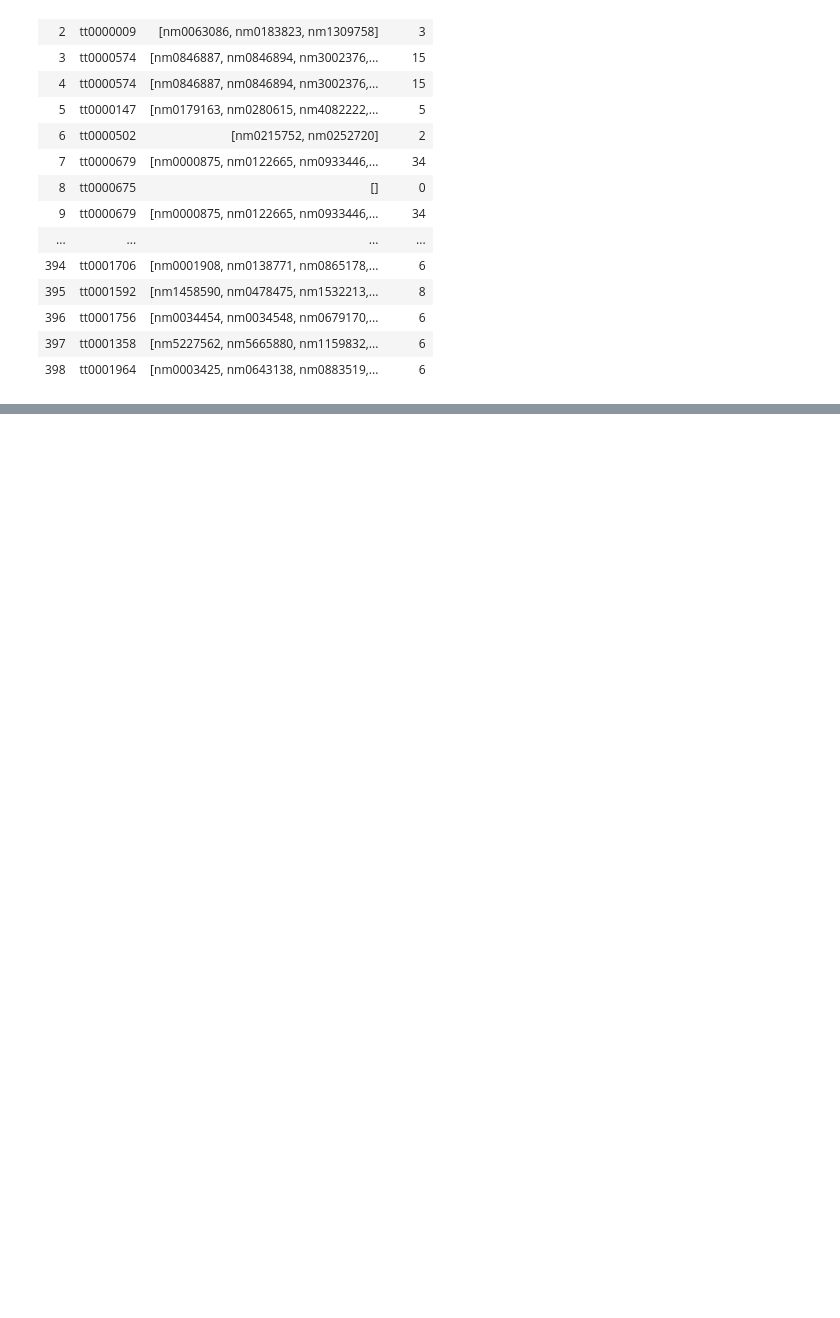
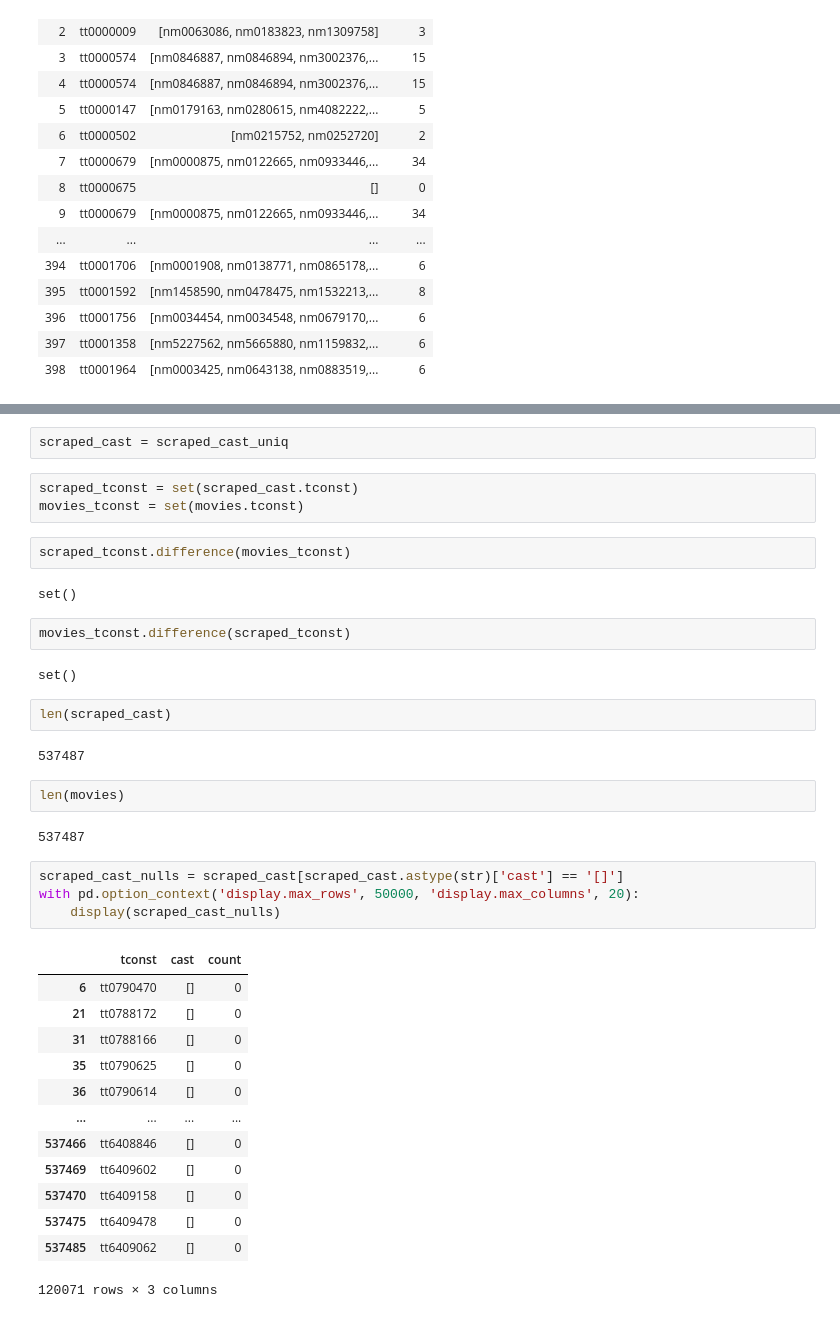
Before and after one commit to Ruchiranga/AD_A-team-project, a Jupyter notebook: Cast_scrape_multithreading_with_TOR.ipynb, the cells around one changed output, grey strips where cells are left out. Saved outputs shown, nothing was run; the diff lists cells and outputs as text; blank space fills up the shorter version.

Commit message:
Recheck of cast scrapes

```diff
--- a/Cast_scrape_multithreading_with_TOR.ipynb
+++ b/Cast_scrape_multithreading_with_TOR.ipynb
@@ -285,0 +345,39 @@ with pd.option_context('display.max_rows', 50000, 'display.max_columns', 20):
+# %%
+scraped_cast = scraped_cast_uniq
+# %%
+scraped_tconst = set(scraped_cast.tconst)
+movies_tconst = set(movies.tconst)
+# %%
+scraped_tconst.difference(movies_tconst)
+# %% [output]
+set()
+# %%
+movies_tconst.difference(scraped_tconst)
+# %% [output]
+set()
+# %%
+len(scraped_cast)
+# %% [output]
+537487
+# %%
+len(movies)
+# %% [output]
+537487
+# %%
+scraped_cast_nulls = scraped_cast[scraped_cast.astype(str)['cast'] == '[]']
+with pd.option_context('display.max_rows', 50000, 'display.max_columns', 20):
+    display(scraped_cast_nulls)
+# %% [output]
+|  | tconst | cast | count |
+| 6 | tt0790470 | [] | 0 |
+| 21 | tt0788172 | [] | 0 |
+| 31 | tt0788166 | [] | 0 |
+| 35 | tt0790625 | [] | 0 |
+| 36 | tt0790614 | [] | 0 |
+| ... | ... | ... | ... |
+| 537466 | tt6408846 | [] | 0 |
+| 537469 | tt6409602 | [] | 0 |
+| 537470 | tt6409158 | [] | 0 |
+| 537475 | tt6409478 | [] | 0 |
+| 537485 | tt6409062 | [] | 0 |
+120071 rows × 3 columns
```
Also changed, not shown: parts of 17 cells of this notebook.
